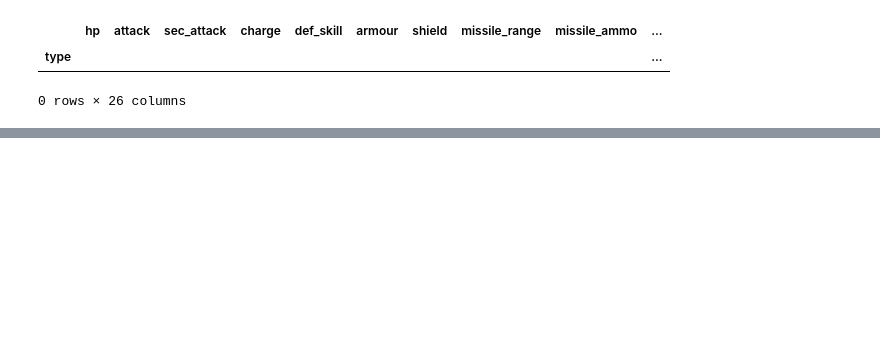
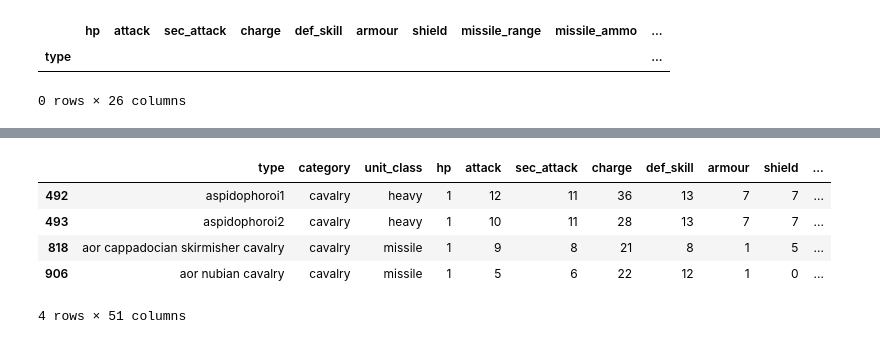
Before and after one commit to samgulf/RIS_units, a Jupyter notebook: RIS_units_process.ipynb, the cells around one changed output, grey strips where cells are left out. Saved outputs shown, nothing was run; the diff lists cells and outputs as text; code cells hidden in the pictures; blank space fills up the shorter version.

```diff
--- a/RIS_units_process.ipynb
+++ b/RIS_units_process.ipynb
@@ -461,0 +517,12 @@ aor_unit_diffs
+# %%
+misfit_cavalry = units_df_combined[(units_df_combined["category"] == "cavalry")
+                                    #& (units_df_combined["unit_class"] != "missile")
+                                    & ~(units_df_combined["building"].isin(["equestrian_1", "equestrian_2", "equestrian_3", "equestrian_4", np.nan]))]
+misfit_cavalry
+# %% [output]
+|  | type | category | unit_class | hp | attack | sec_attack | charge | def_skill | armour | shield | ... |
+| 492 | aspidophoroi1 | cavalry | heavy | 1 | 12 | 11 | 36 | 13 | 7 | 7 | ... |
+| 493 | aspidophoroi2 | cavalry | heavy | 1 | 10 | 11 | 28 | 13 | 7 | 7 | ... |
+| 818 | aor cappadocian skirmisher cavalry | cavalry | missile | 1 | 9 | 8 | 21 | 8 | 1 | 5 | ... |
+| 906 | aor nubian cavalry | cavalry | missile | 1 | 5 | 6 | 22 | 12 | 1 | 0 | ... |
+4 rows × 51 columns
```
Also changed, not shown: parts of 11 cells of this notebook, 2 other files.
